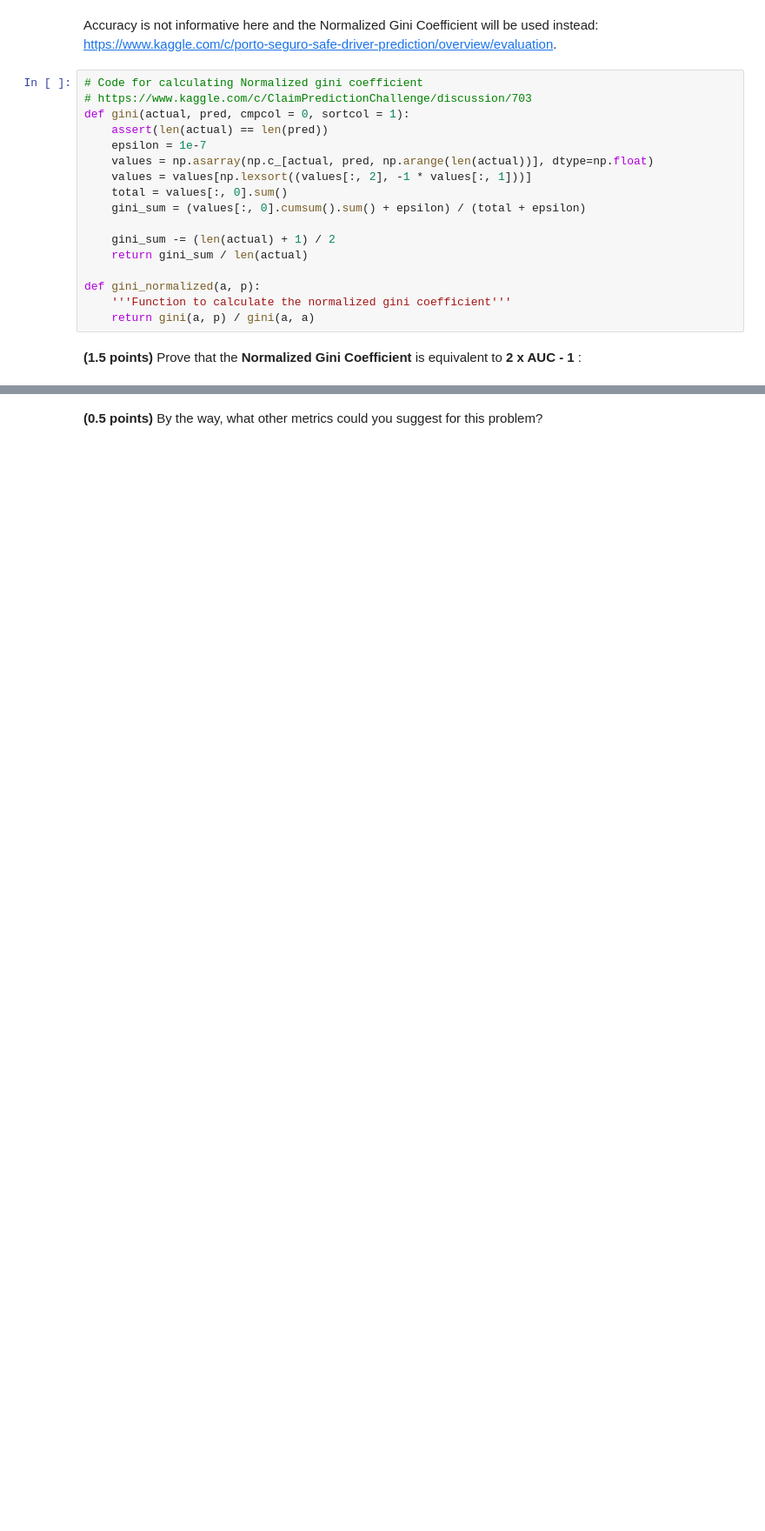
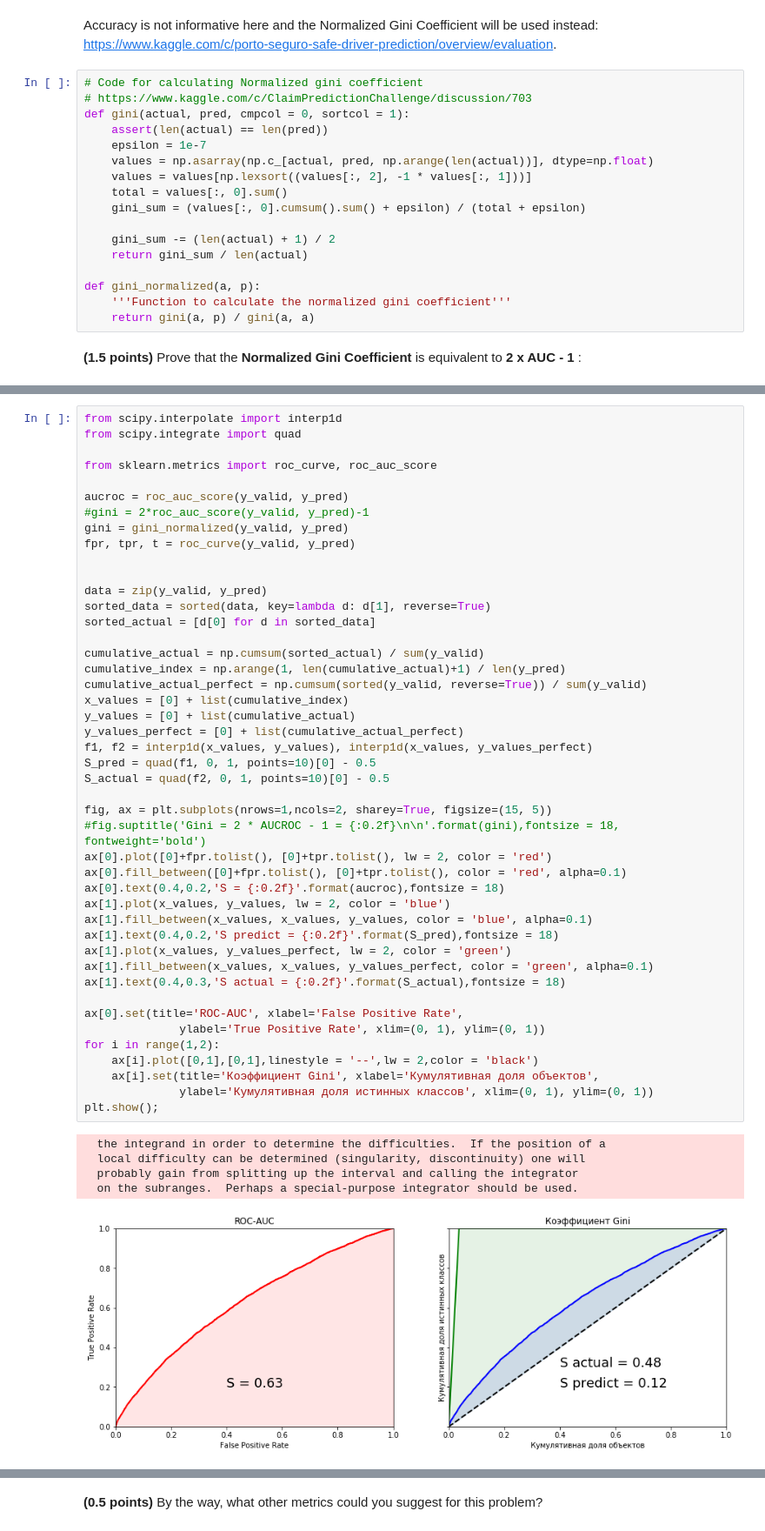
Before and after one commit to kinkpunk/ml-intro, a Jupyter notebook: 5_classification_linear_knn/classification.ipynb, the cells around one changed output, grey strips where cells are left out. Shown: that part at 87% size. Drawn from its saved outputs; the diff is of its cells as text; blank space fills up the shorter version.

Commit message:
Update task_5
Proof Normalized Gini Coefficient is equivalent to 2 x AUC - 1

```diff
--- a/5_classification_linear_knn/classification.ipynb
+++ b/5_classification_linear_knn/classification.ipynb
@@ -668,0 +652,51 @@ def gini_normalized(a, p):
+# %%
+from scipy.interpolate import interp1d
+from scipy.integrate import quad
+
+from sklearn.metrics import roc_curve, roc_auc_score
+
+aucroc = roc_auc_score(y_valid, y_pred)
+#gini = 2*roc_auc_score(y_valid, y_pred)-1
+gini = gini_normalized(y_valid, y_pred)
+fpr, tpr, t = roc_curve(y_valid, y_pred)
+
+
+data = zip(y_valid, y_pred)
+sorted_data = sorted(data, key=lambda d: d[1], reverse=True)
+sorted_actual = [d[0] for d in sorted_data]
+
+cumulative_actual = np.cumsum(sorted_actual) / sum(y_valid)
+cumulative_index = np.arange(1, len(cumulative_actual)+1) / len(y_pred)
+cumulative_actual_perfect = np.cumsum(sorted(y_valid, reverse=True)) / sum(y_valid)
+x_values = [0] + list(cumulative_index)
+y_values = [0] + list(cumulative_actual)
+y_values_perfect = [0] + list(cumulative_actual_perfect)
+f1, f2 = interp1d(x_values, y_values), interp1d(x_values, y_values_perfect)
+S_pred = quad(f1, 0, 1, points=10)[0] - 0.5
+S_actual = quad(f2, 0, 1, points=10)[0] - 0.5
+
+fig, ax = plt.subplots(nrows=1,ncols=2, sharey=True, figsize=(15, 5))
+#fig.suptitle('Gini = 2 * AUCROC - 1 = {:0.2f}\n\n'.format(gini),fontsize = 18, fontweight='bold')
+ax[0].plot([0]+fpr.tolist(), [0]+tpr.tolist(), lw = 2, color = 'red')
+ax[0].fill_between([0]+fpr.tolist(), [0]+tpr.tolist(), color = 'red', alpha=0.1)
+ax[0].text(0.4,0.2,'S = {:0.2f}'.format(aucroc),fontsize = 18)
+ax[1].plot(x_values, y_values, lw = 2, color = 'blue')
+ax[1].fill_between(x_values, x_values, y_values, color = 'blue', alpha=0.1)
+ax[1].text(0.4,0.2,'S predict = {:0.2f}'.format(S_pred),fontsize = 18)
+ax[1].plot(x_values, y_values_perfect, lw = 2, color = 'green')
+ax[1].fill_between(x_values, x_values, y_values_perfect, color = 'green', alpha=0.1)
+ax[1].text(0.4,0.3,'S actual = {:0.2f}'.format(S_actual),fontsize = 18)
+
+ax[0].set(title='ROC-AUC', xlabel='False Positive Rate',
+              ylabel='True Positive Rate', xlim=(0, 1), ylim=(0, 1))
+for i in range(1,2):
+    ax[i].plot([0,1],[0,1],linestyle = '--',lw = 2,color = 'black')
+    ax[i].set(title='Коэффициент Gini', xlabel='Кумулятивная доля объектов',
+              ylabel='Кумулятивная доля истинных классов', xlim=(0, 1), ylim=(0, 1))
+plt.show();
+# %% [output]
+  the integrand in order to determine the difficulties.  If the position of a
+  local difficulty can be determined (singularity, discontinuity) one will
+  probably gain from splitting up the interval and calling the integrator
+  on the subranges.  Perhaps a special-purpose integrator should be used.
+[figure, added]
```
Also changed, not shown: parts of 22 cells of this notebook.
